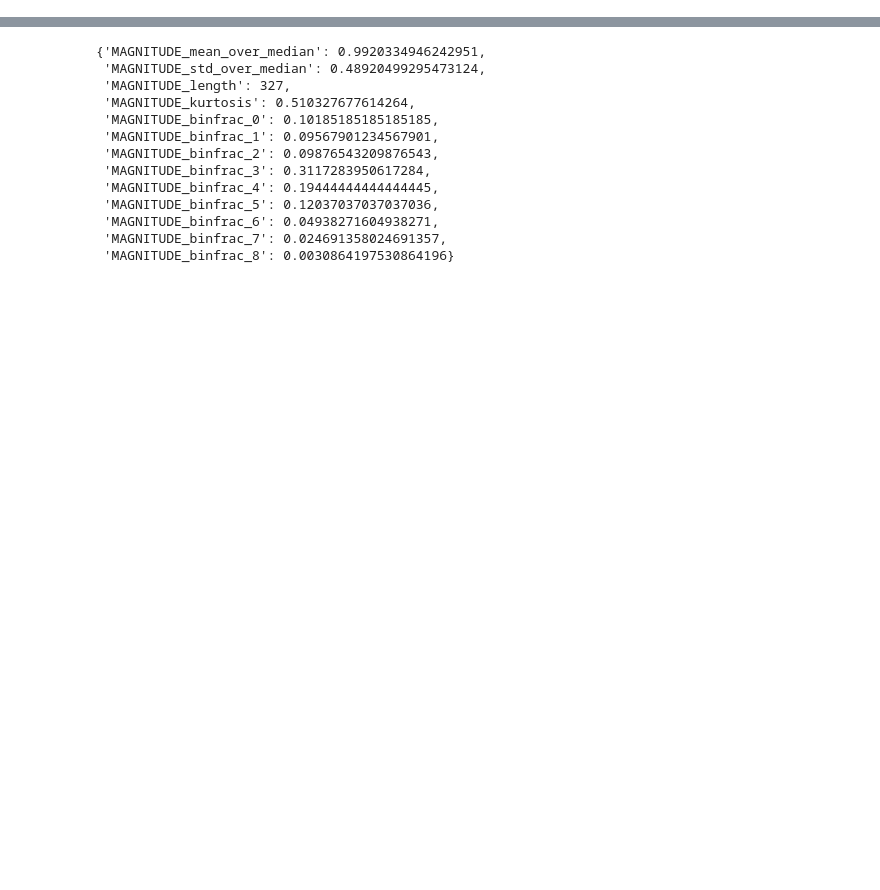
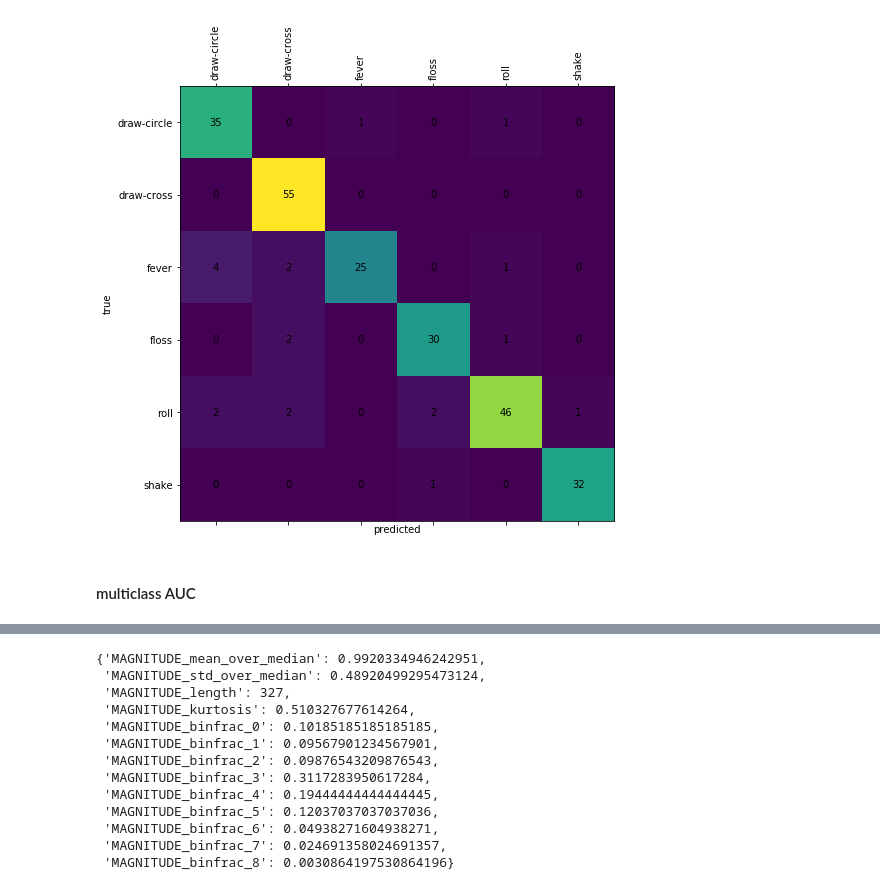
Before and after one commit to TreeinRandomForest/SummitDemo, a Jupyter notebook: Analysis of Dance Moves.ipynb, the cells around one changed output, grey strips where cells are left out. Saved outputs shown, nothing was run; the diff lists cells and outputs as text; code cells hidden in the pictures; blank space fills up the shorter version.

```diff
--- a/Analysis of Dance Moves.ipynb
+++ b/Analysis of Dance Moves.ipynb
@@ -168,0 +608,6 @@ for d in data[label]:
+# %%
+_ = plot_confusion_matrix(test_labels, test_pred)
+# %% [output]
+[figure, added]
+# %% [markdown]
+#### multiclass AUC
```
Also changed, not shown: parts of 100 cells of this notebook.
